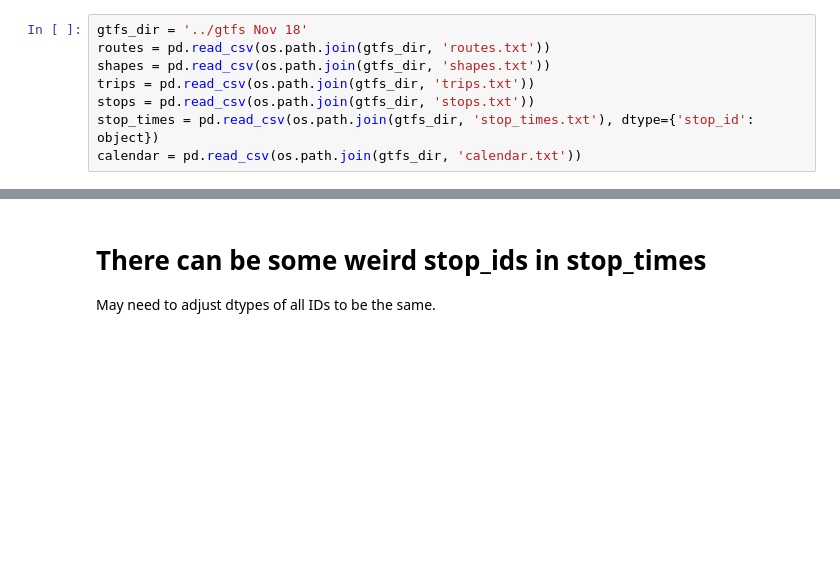
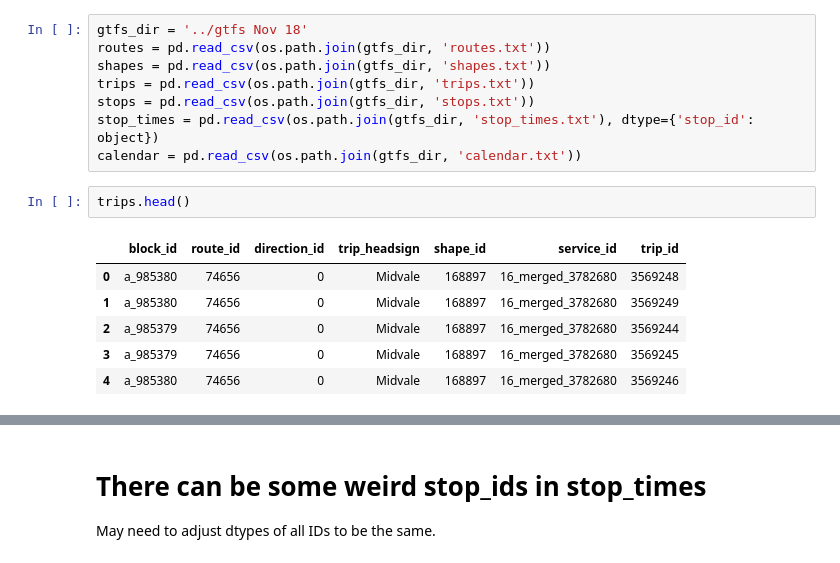
Before and after one commit to keatonwalker/multimodal, a Jupyter notebook: gtfs_parsing/gtfs_parsing.ipynb, the cells around one changed output, grey strips where cells are left out. Cells and saved outputs as stored; diff of their text form; blank space fills up the shorter version.

```diff
--- a/gtfs_parsing/gtfs_parsing.ipynb
+++ b/gtfs_parsing/gtfs_parsing.ipynb
@@ -17,3 +17,12 @@ trips = pd.read_csv(os.path.join(gtfs_dir, 'trips.txt'))
 stops = pd.read_csv(os.path.join(gtfs_dir, 'stops.txt'))
 stop_times = pd.read_csv(os.path.join(gtfs_dir, 'stop_times.txt'), dtype={'stop_id': object})
 calendar = pd.read_csv(os.path.join(gtfs_dir, 'calendar.txt'))
+# %%
+trips.head()
+# %% [output]
+|  | block_id | route_id | direction_id | trip_headsign | shape_id | service_id | trip_id |
+| 0 | a_985380 | 74656 | 0 | Midvale | 168897 | 16_merged_3782680 | 3569248 |
+| 1 | a_985380 | 74656 | 0 | Midvale | 168897 | 16_merged_3782680 | 3569249 |
+| 2 | a_985379 | 74656 | 0 | Midvale | 168897 | 16_merged_3782680 | 3569244 |
+| 3 | a_985379 | 74656 | 0 | Midvale | 168897 | 16_merged_3782680 | 3569245 |
+| 4 | a_985380 | 74656 | 0 | Midvale | 168897 | 16_merged_3782680 | 3569246 |
```
Also changed, not shown: parts of 1 cell of this notebook, 1 other file.
